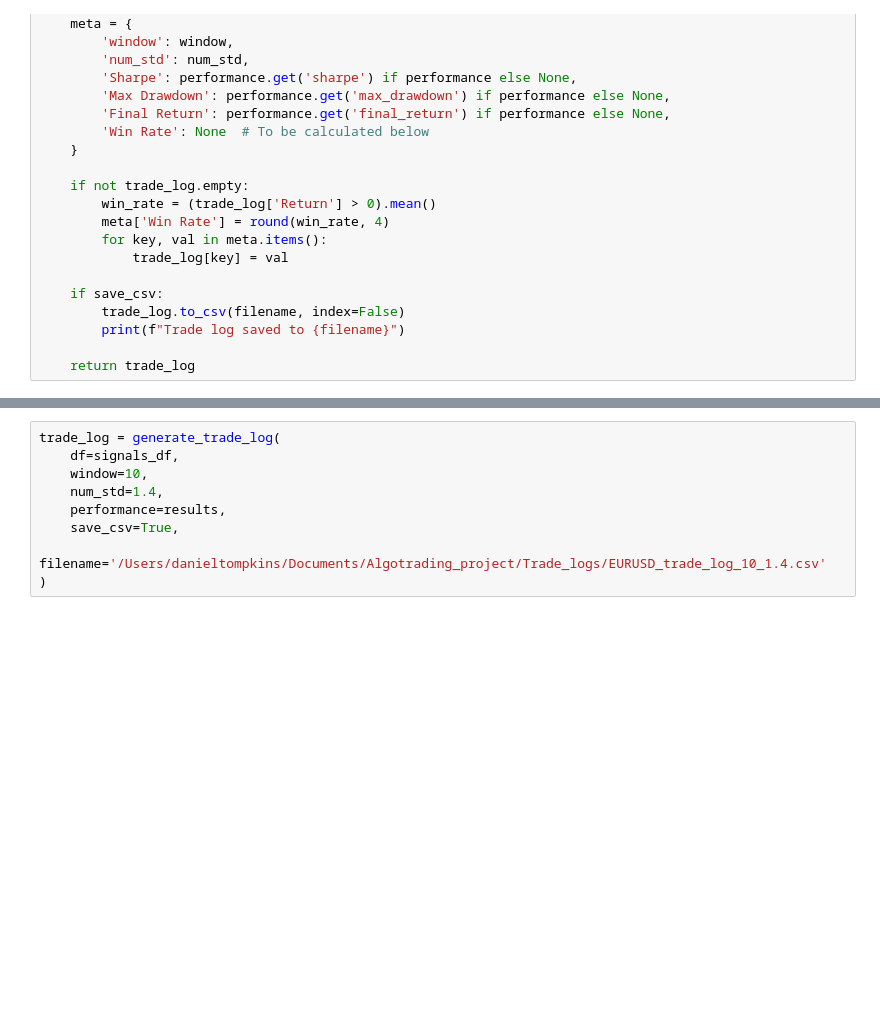
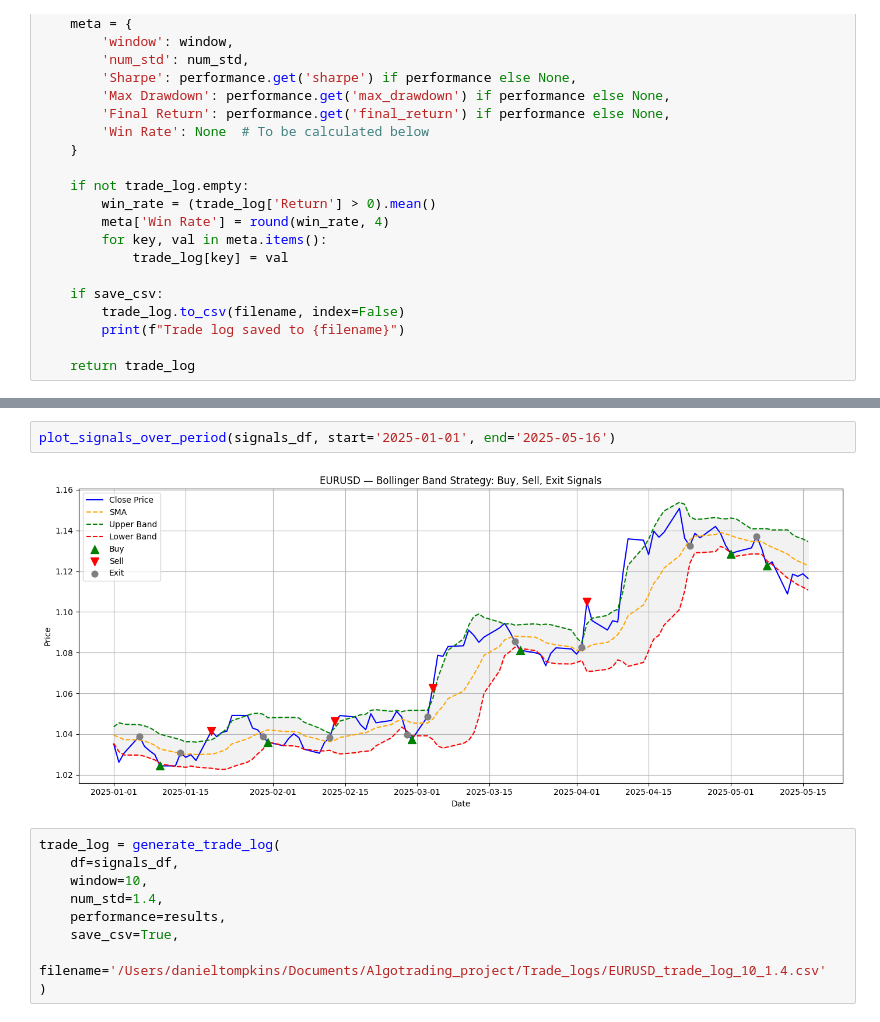
Before and after one commit to dt-17/algotrading, a Jupyter notebook: prototyping.ipynb, the cells around one changed output, grey strips where cells are left out. Cells and saved outputs as stored; diff of their text form; blank space fills up the shorter version.

```diff
--- a/prototyping.ipynb
+++ b/prototyping.ipynb
@@ -371,3 +368,7 @@ Final Return: 1.28x
+# %%
+plot_signals_over_period(signals_df, start='2025-01-01', end='2025-05-16')
+# %% [output]
+[figure, added]
 # %%
 trade_log = generate_trade_log(
     df=signals_df,
```
Also changed, not shown: parts of 3 cells of this notebook, 7 other files.
